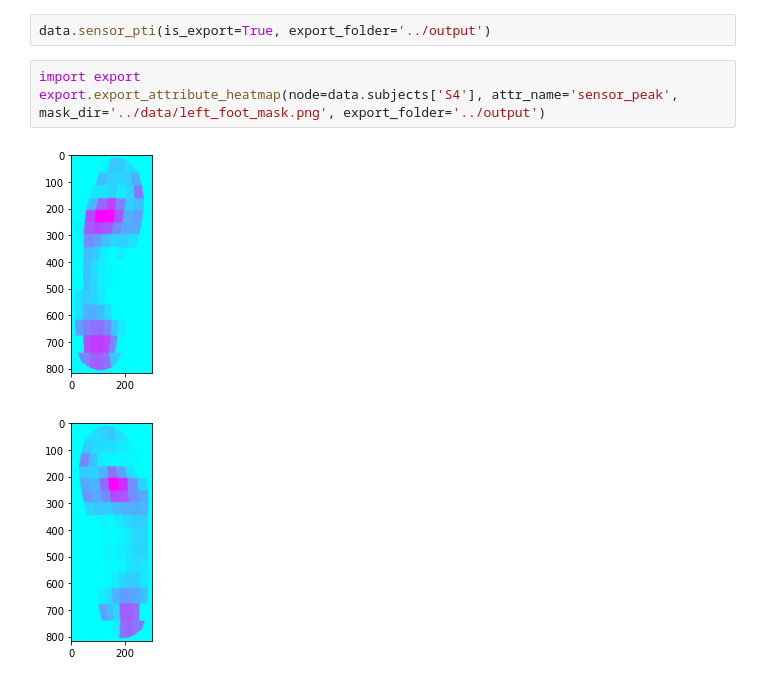
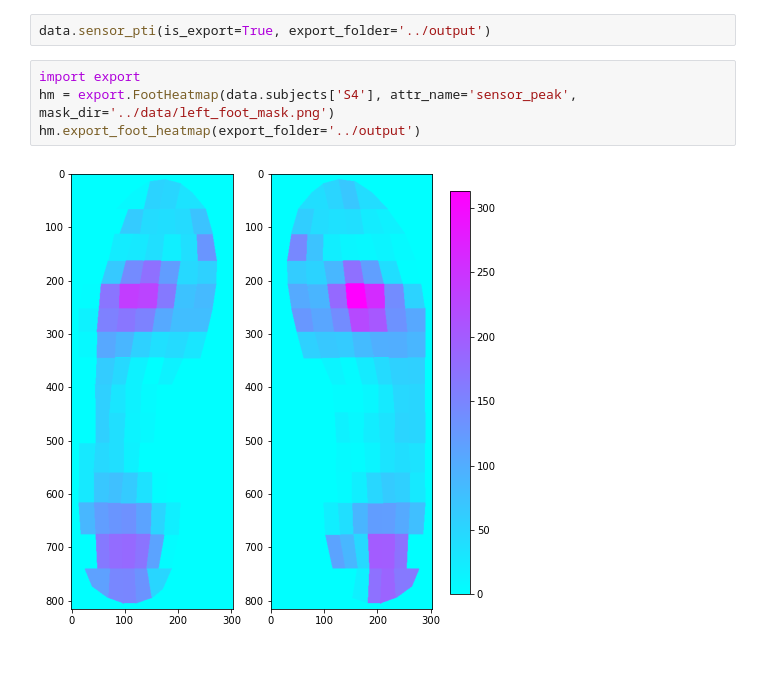
Before and after one commit to liu-qilong/pedarProbe, a Jupyter notebook: pedarProbe/example/example_analyse.ipynb, the cells around one changed output. Cells and saved outputs as stored; diff of their text form.

Commit message:
heatmap class

```diff
--- a/pedarProbe/example/example_analyse.ipynb
+++ b/pedarProbe/example/example_analyse.ipynb
@@ -16,7 +16,7 @@ data.sensor_peak(is_export=True, export_folder='../output')
 data.sensor_pti(is_export=True, export_folder='../output')
 # %%
 import export
-export.export_attribute_heatmap(node=data.subjects['S4'], attr_name='sensor_peak', mask_dir='../data/left_foot_mask.png', export_folder='../output')
+hm = export.FootHeatmap(data.subjects['S4'], attr_name='sensor_peak', mask_dir='../data/left_foot_mask.png')
+hm.export_foot_heatmap(export_folder='../output')
 # %% [output]
-[figure, old version]
+[figure, new version]
-[figure, removed]
```
Also changed, not shown: parts of 1 cell of this notebook, 1 other file.
